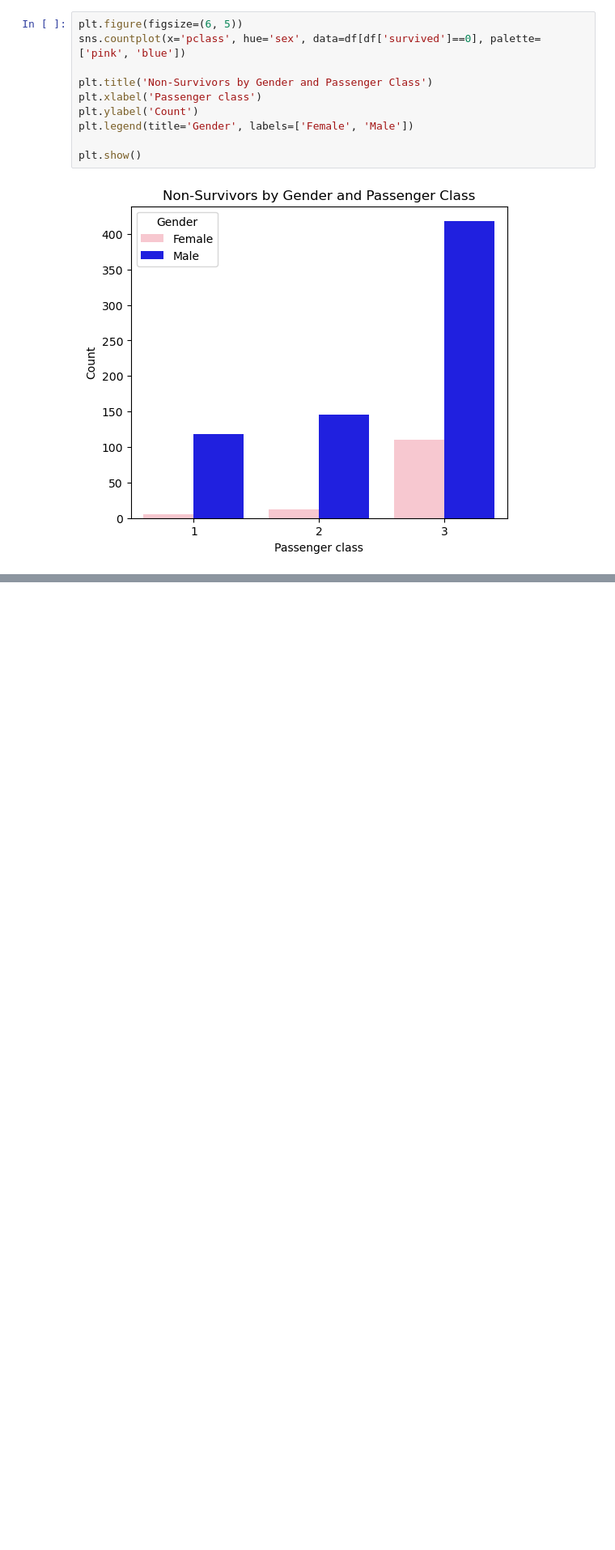
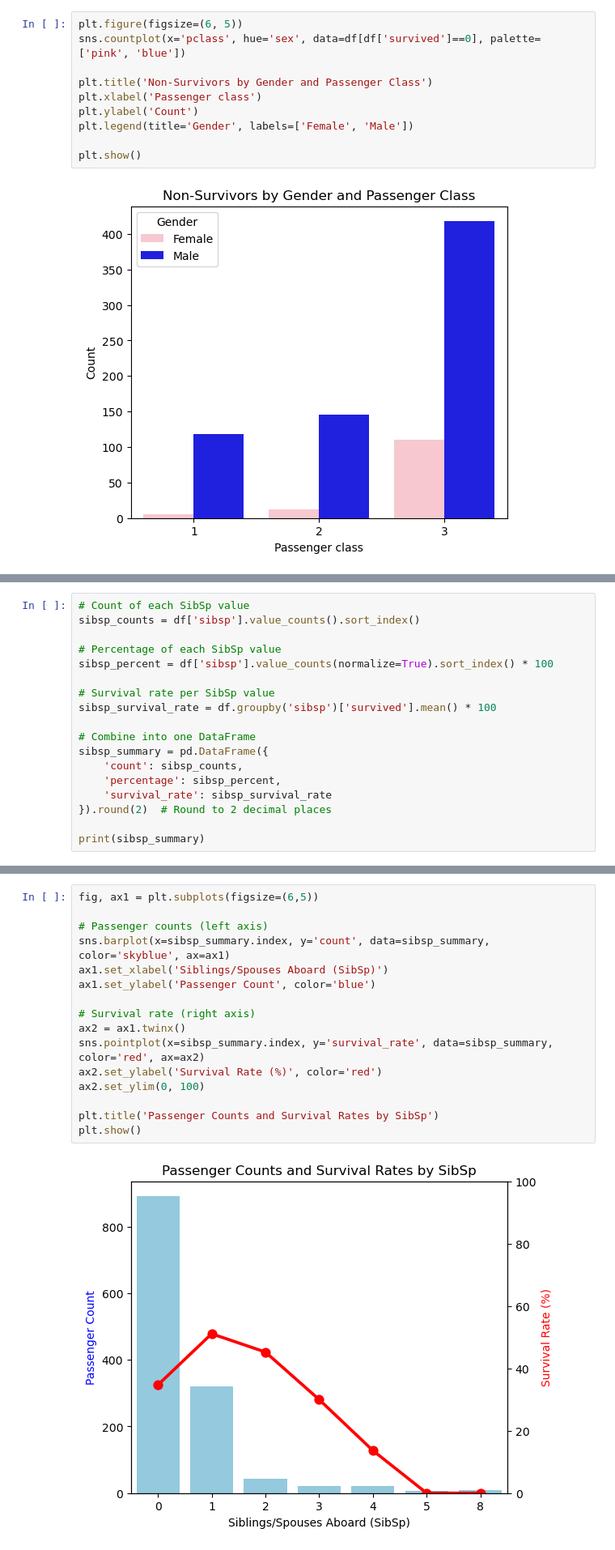
Before and after one commit to Lenida-Daniels/titanic-analysis-and-prediction, a Jupyter notebook: titanic_visualizations.ipynb, the cells around one changed output, grey strips where cells are left out. Shown at 81% size. Saved outputs shown, nothing was run; the diff lists cells and outputs as text; blank space fills up the shorter version.

Commit message:
analyze and visualize survival rate of sibling/spouse and parent/children aboard

```diff
--- a/titanic_visualizations.ipynb
+++ b/titanic_visualizations.ipynb
@@ -198,0 +232,18 @@ plt.show()
+# %%
+# Count of each SibSp value
+sibsp_counts = df['sibsp'].value_counts().sort_index()
+
+# Percentage of each SibSp value
+sibsp_percent = df['sibsp'].value_counts(normalize=True).sort_index() * 100
+
+# Survival rate per SibSp value
+sibsp_survival_rate = df.groupby('sibsp')['survived'].mean() * 100
+
+# Combine into one DataFrame
+sibsp_summary = pd.DataFrame({
+    'count': sibsp_counts,
+    'percentage': sibsp_percent,
+    'survival_rate': sibsp_survival_rate
+}).round(2)  # Round to 2 decimal places
+
+print(sibsp_summary)
@@ -198,0 +260,18 @@ plt.show()
+# %%
+fig, ax1 = plt.subplots(figsize=(6,5))
+
+# Passenger counts (left axis)
+sns.barplot(x=sibsp_summary.index, y='count', data=sibsp_summary, color='skyblue', ax=ax1)
+ax1.set_xlabel('Siblings/Spouses Aboard (SibSp)')
+ax1.set_ylabel('Passenger Count', color='blue')
+
+# Survival rate (right axis)
+ax2 = ax1.twinx()
+sns.pointplot(x=sibsp_summary.index, y='survival_rate', data=sibsp_summary, color='red', ax=ax2)
+ax2.set_ylabel('Survival Rate (%)', color='red')
+ax2.set_ylim(0, 100)
+
+plt.title('Passenger Counts and Survival Rates by SibSp')
+plt.show()
+# %% [output]
+[figure, added]
```
Also changed, not shown: parts of 13 cells of this notebook.
